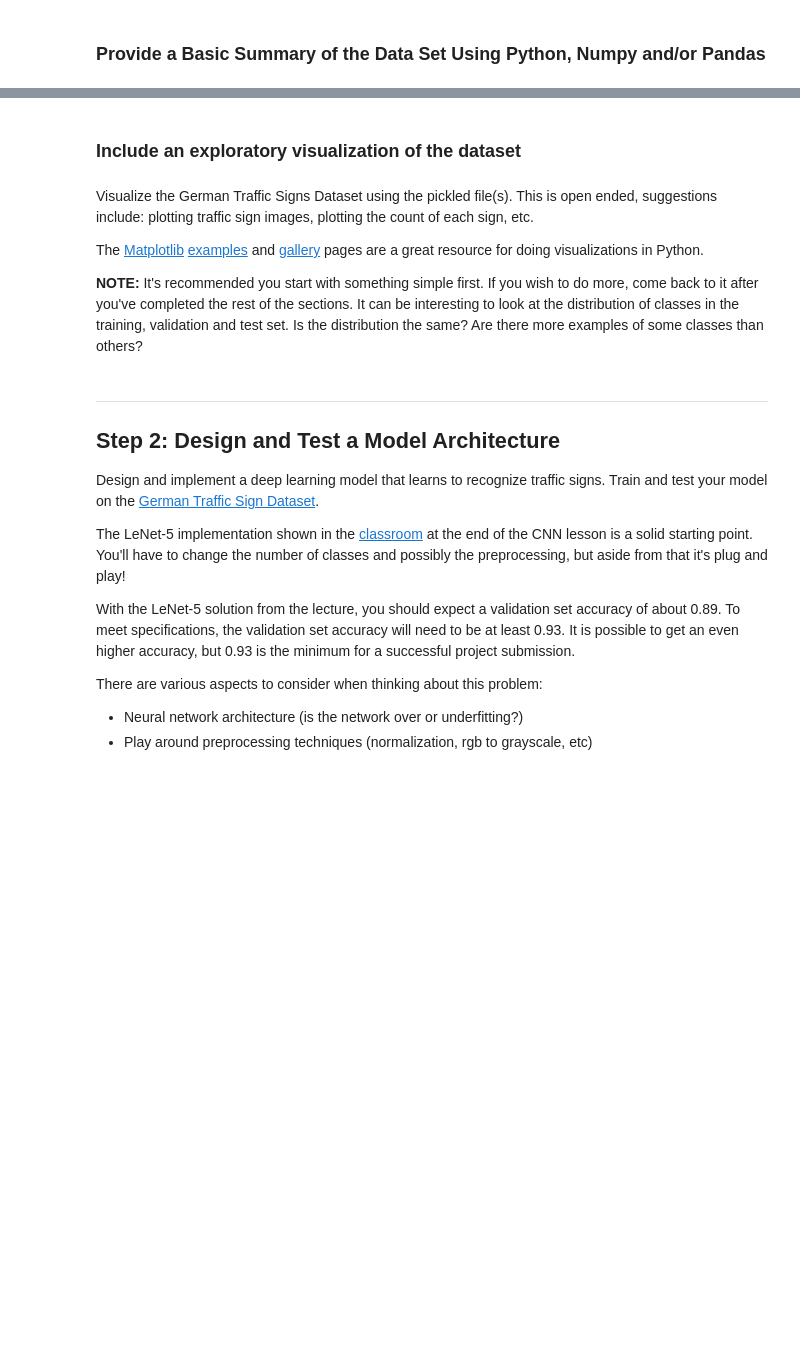
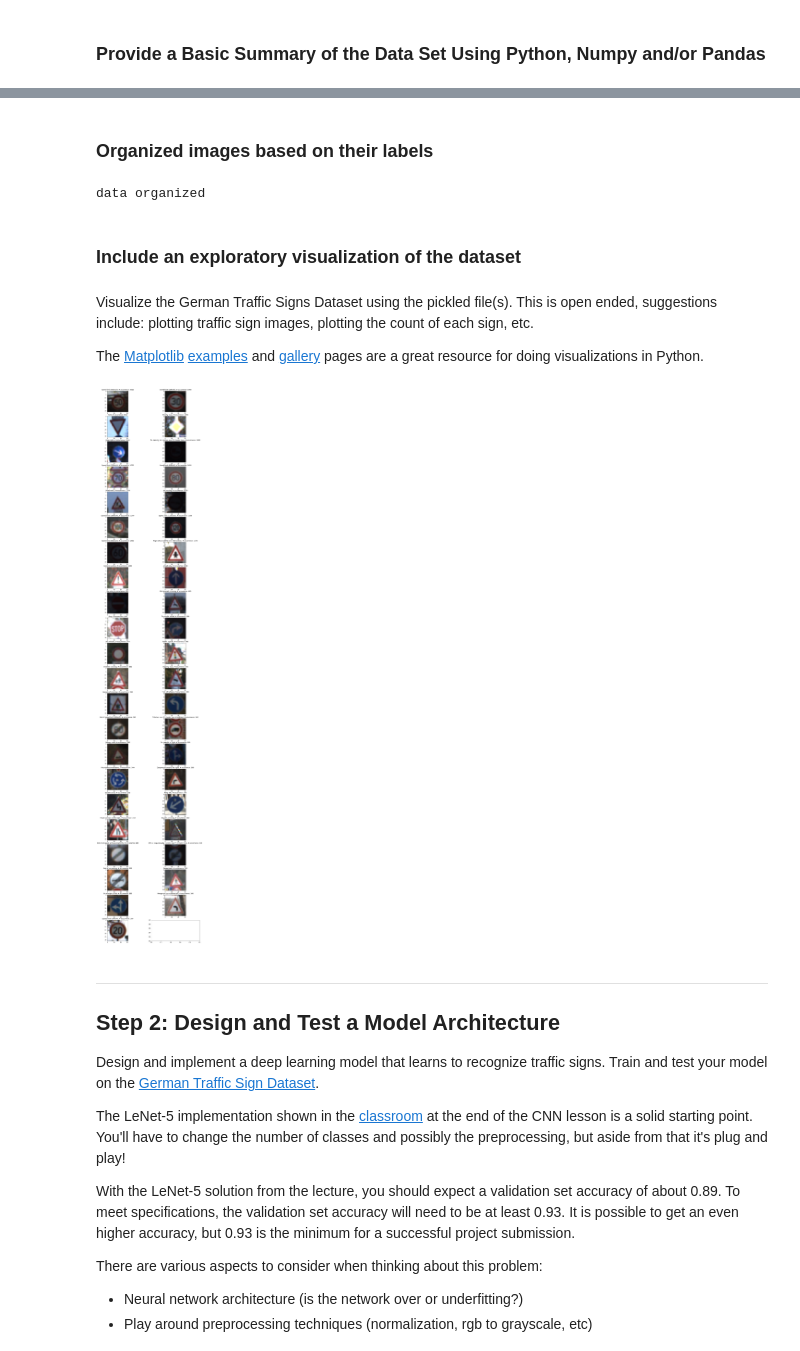
Before and after one commit to malnakli/CarND-Traffic-Sign-Classifier-Project, a Jupyter notebook: Traffic_Sign_Classifier.ipynb, the cells around one changed output, grey strips where cells are left out. Saved outputs shown, nothing was run; the diff lists cells and outputs as text; code cells hidden in the pictures; blank space fills up the shorter version.

```diff
--- a/Traffic_Sign_Classifier.ipynb
+++ b/Traffic_Sign_Classifier.ipynb
@@ -126,31 +135,73 @@ print("Number of classes =", n_classes)
+# %% [markdown]
+### Organized images based on their labels
+# %%
+count_of_each_sign =  pd.Series.value_counts(train['labels'])
+
+# organized train data by each labels
+def organizing_train_data():
+    output = {}
+    indice = {}
+
+    for key,value in count_of_each_sign.iteritems():
+        indice[key] = [i for i, x in enumerate(train['labels']) if x == key]
+        output[key] = {'features': train['features'][indice[key]],
+                       'sizes': train['sizes'][indice[key]],
+                       'length': len(indice[key]),
+                       '!augment': train['features'][indice[key]], # to be used later
+                       'augment': np.empty(shape=(0, 32, 32, 3)) # to be used later
+                      }
+
+    # check data is correct organized
+    for key , value in output.items():
+        image = value['features']
+        assert(len(image) == len(value['sizes']))
+        assert(len(image) == value['length'])
+        for i in range(len(image)):
+            assert(np.array_equal(image[i], train['features'][indice[key][i]]) )
+            assert(np.array_equal( value['sizes'][i], train['sizes'][indice[key][i]]))
+
+
+#     show_image([output[1]['features'][5]])
+
+#     show_image([train['features'][indice[1][5]]])
+    return output
+
+organized_train_data = organizing_train_data()
+# print(train['features'][indices[1]].shape)
+
+
+print("data organized")
+# %% [output]
+data organized
 # %% [markdown]
 ### Include an exploratory visualization of the dataset
 # %% [markdown]
 Visualize the German Traffic Signs Dataset using the pickled file(s). This is open ended, suggestions include: plotting traffic sign images, plotting the count of each sign, etc.
 
 The [Matplotlib](http://matplotlib.org/) [examples](http://matplotlib.org/examples/index.html) and [gallery](http://matplotlib.org/gallery.html) pages are a great resource for doing visualizations in Python.
-
-**NOTE:** It's recommended you start with something simple first. If you wish to do more, come back to it after you've completed the rest of the sections. It can be interesting to look at the distribution of classes in the training, validation and test set. Is the distribution the same? Are there more examples of some classes than others?
 # %%
+#  visualize an image from each class
+
 df_train = pd.DataFrame([train], columns=train.keys())
-count_of_each_sign =  pd.Series.value_counts(df_train["labels"][0])
 map_sign = pd.DataFrame.from_csv(path="./signnames.csv")['SignName']
 
 images = []
 titles = []
 for key,value in count_of_each_sign.iteritems():
-    images.append(random.choice(organized_train_data[key]))
+    images.append(random.choice(organized_train_data[key]['features']))
     titles.append( map_sign[key] + ", # occurrence: " + str(value) )
 
 
 fig, ax = plt.subplots(nrows=22, ncols=2,figsize=(15, 80))
 i = 0
 for row in ax:
     for col in row:
         col.set_title(titles[i],fontsize=12)
         col.imshow(images[i])
         i += 1
         if (i == len(images)):
             break
 
 #pdb.set_trace()
+# %% [output]
+[figure, added]
```
Also changed, not shown: parts of 16 cells of this notebook.
